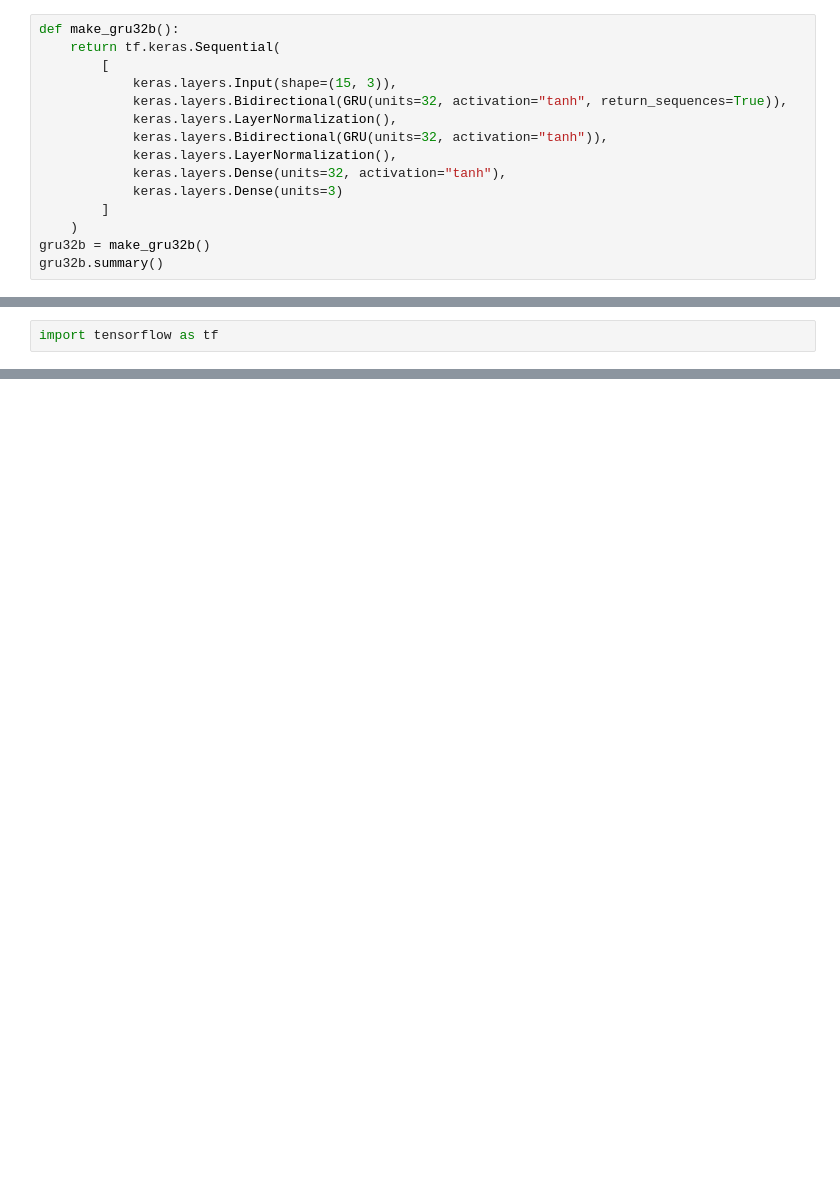
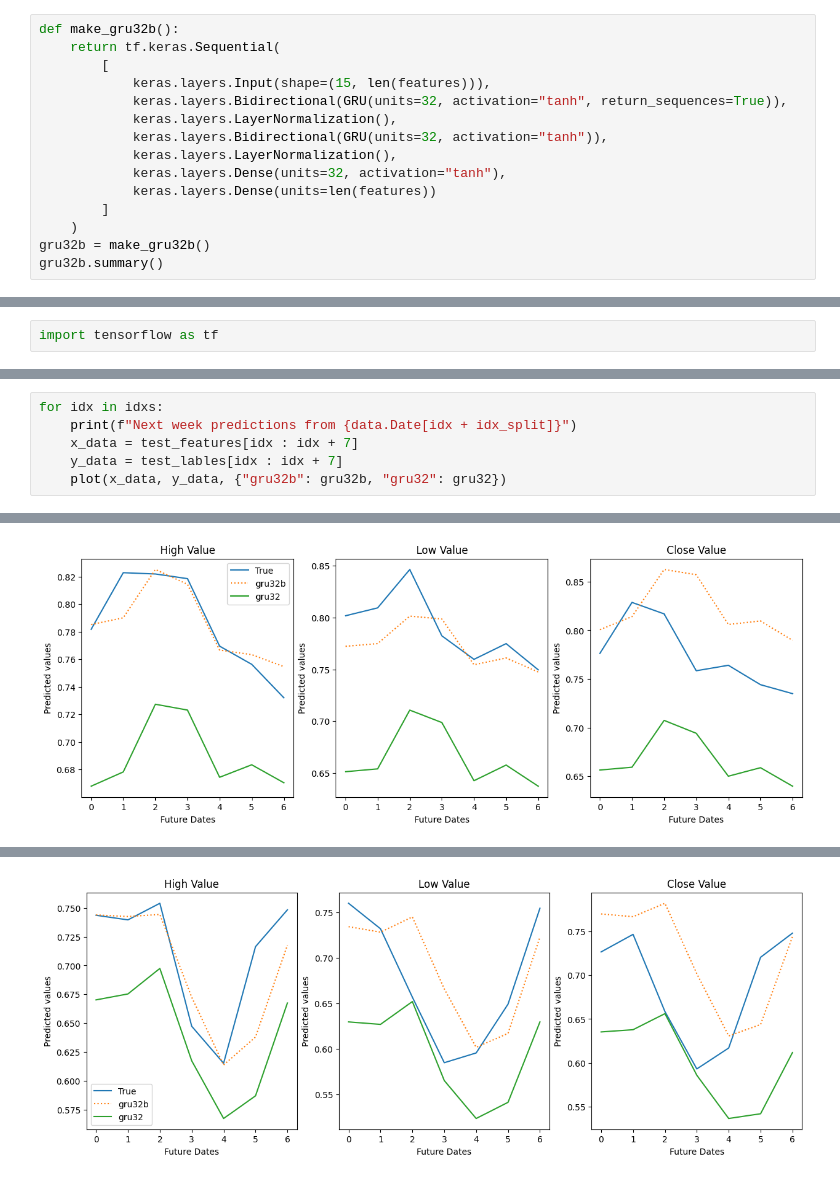
Before and after one commit to BobMak/btc-pred, a Jupyter notebook: notebooks/Data Modelling.ipynb, the cells around one changed output, grey strips where cells are left out. Cells and saved outputs as stored; diff of their text form; blank space fills up the shorter version.

```diff
--- a/notebooks/Data Modelling.ipynb
+++ b/notebooks/Data Modelling.ipynb
@@ -275,13 +291,13 @@ Model: "sequential_31"
 def make_gru32b():
     return tf.keras.Sequential(
         [
-            keras.layers.Input(shape=(15, 3)),
+            keras.layers.Input(shape=(15, len(features))),
             keras.layers.Bidirectional(GRU(units=32, activation="tanh", return_sequences=True)),
             keras.layers.LayerNormalization(),
             keras.layers.Bidirectional(GRU(units=32, activation="tanh")),
             keras.layers.LayerNormalization(),
             keras.layers.Dense(units=32, activation="tanh"),
-            keras.layers.Dense(units=3)
+            keras.layers.Dense(units=len(features))
         ]
     )
 gru32b = make_gru32b()
@@ -572,0 +575,7 @@ tf.__version__
+# %%
+for idx in idxs:
+    print(f"Next week predictions from {data.Date[idx + idx_split]}")
+    x_data = test_features[idx : idx + 7]
+    y_data = test_lables[idx : idx + 7]
+    plot(x_data, y_data, {"gru32b": gru32b, "gru32": gru32})
+# %% [output]
@@ -572,0 +585 @@ tf.__version__
+[figure, added]
@@ -572,0 +589 @@ tf.__version__
+[figure, added]
```
Also changed, not shown: parts of 31 cells of this notebook, 3 other files.
